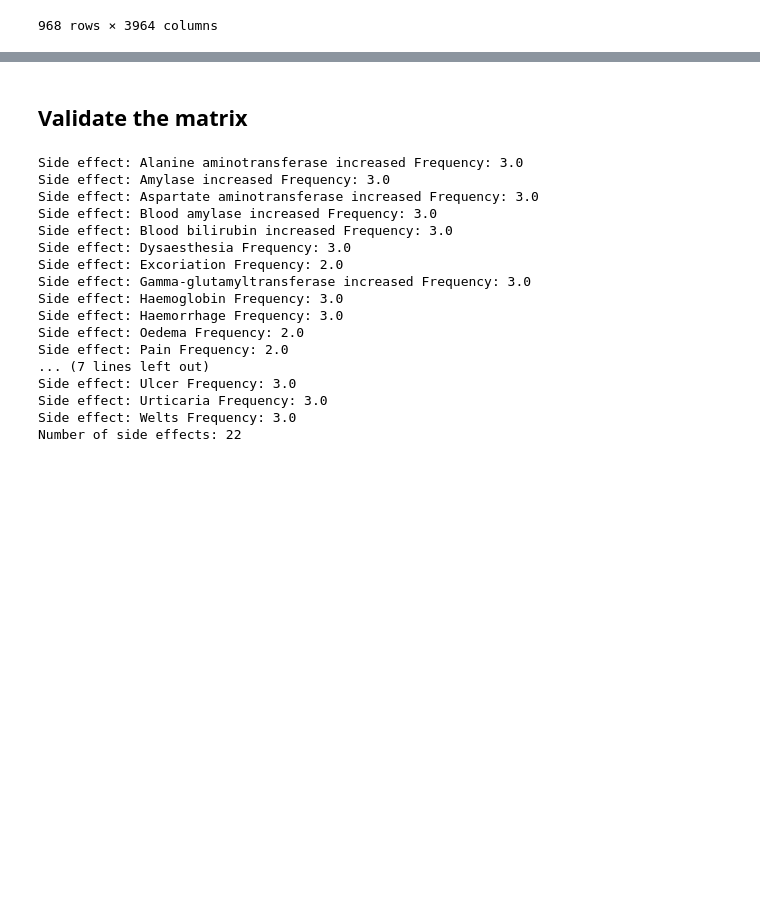
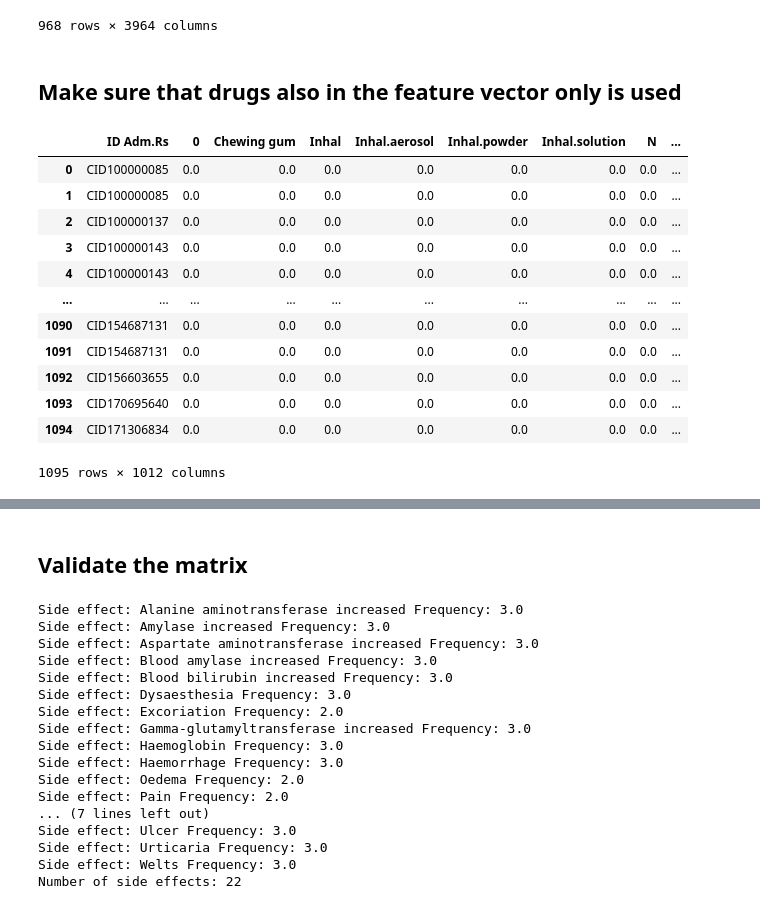
Before and after one commit to christineschutt/LatentDistanceModel, a Jupyter notebook: data/adjacency.ipynb, the cells around one changed output, grey strips where cells are left out. Saved outputs shown, nothing was run; the diff lists cells and outputs as text; code cells hidden in the pictures; blank space fills up the shorter version.

```diff
--- a/data/adjacency.ipynb
+++ b/data/adjacency.ipynb
@@ -185,3 +185,23 @@ adj_matrix
 | CID170695640 | 0.0 | 0.0 | 0.0 | 0.0 | 0.0 | ... |
 | CID171306834 | 0.0 | 0.0 | 0.0 | 0.0 | 0.0 | ... |
 968 rows × 3964 columns
+# %% [markdown]
+## Make sure that drugs also in the feature vector only is used
+# %%
+feature_vector = pd.read_csv('/Users/christine/LatentDistanceModel/data/feature_vector_names.tsv', sep = '\t')
+feature_vector['ID Adm.Rs'] = feature_vector['ID Adm.Rs'].str.split('_').str[0]
+feature_vector
+# %% [output]
+|  | ID Adm.Rs | 0 | Chewing gum | Inhal | Inhal.aerosol | Inhal.powder | Inhal.solution | N | ... |
+| 0 | CID100000085 | 0.0 | 0.0 | 0.0 | 0.0 | 0.0 | 0.0 | 0.0 | ... |
+| 1 | CID100000085 | 0.0 | 0.0 | 0.0 | 0.0 | 0.0 | 0.0 | 0.0 | ... |
+| 2 | CID100000137 | 0.0 | 0.0 | 0.0 | 0.0 | 0.0 | 0.0 | 0.0 | ... |
+| 3 | CID100000143 | 0.0 | 0.0 | 0.0 | 0.0 | 0.0 | 0.0 | 0.0 | ... |
+| 4 | CID100000143 | 0.0 | 0.0 | 0.0 | 0.0 | 0.0 | 0.0 | 0.0 | ... |
+| ... | ... | ... | ... | ... | ... | ... | ... | ... | ... |
+| 1090 | CID154687131 | 0.0 | 0.0 | 0.0 | 0.0 | 0.0 | 0.0 | 0.0 | ... |
+| 1091 | CID154687131 | 0.0 | 0.0 | 0.0 | 0.0 | 0.0 | 0.0 | 0.0 | ... |
+| 1092 | CID156603655 | 0.0 | 0.0 | 0.0 | 0.0 | 0.0 | 0.0 | 0.0 | ... |
+| 1093 | CID170695640 | 0.0 | 0.0 | 0.0 | 0.0 | 0.0 | 0.0 | 0.0 | ... |
+| 1094 | CID171306834 | 0.0 | 0.0 | 0.0 | 0.0 | 0.0 | 0.0 | 0.0 | ... |
+1095 rows × 1012 columns
```
Also changed, not shown: parts of 3 cells of this notebook, 4 other files.
